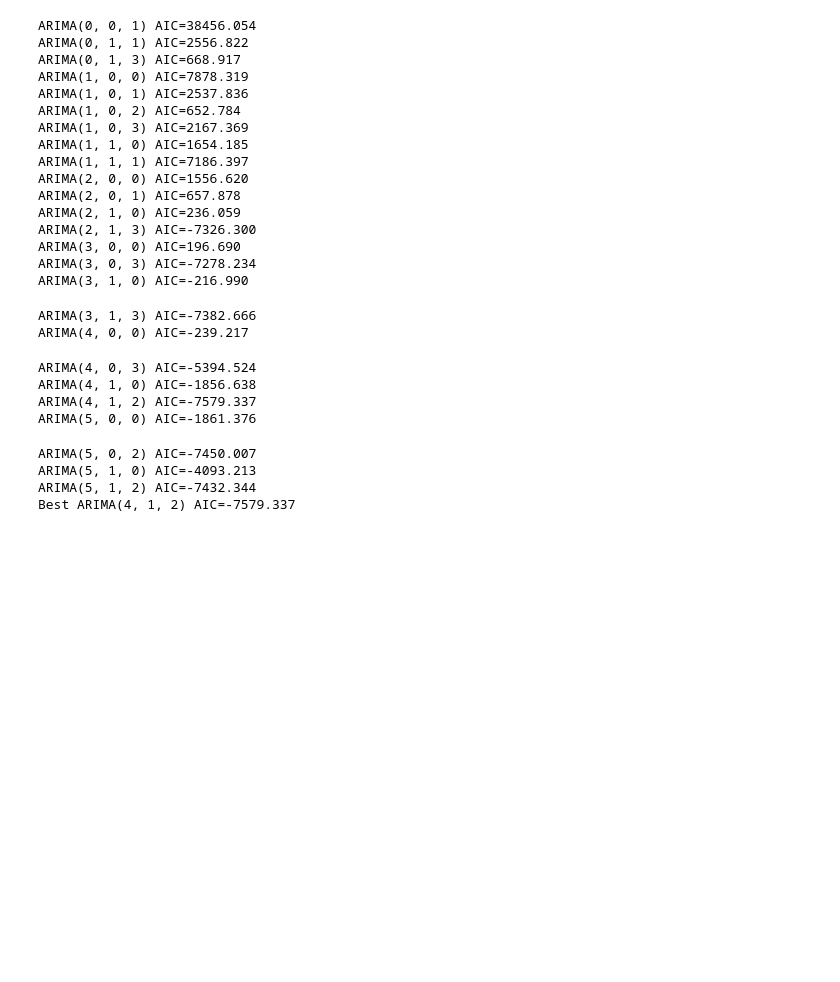
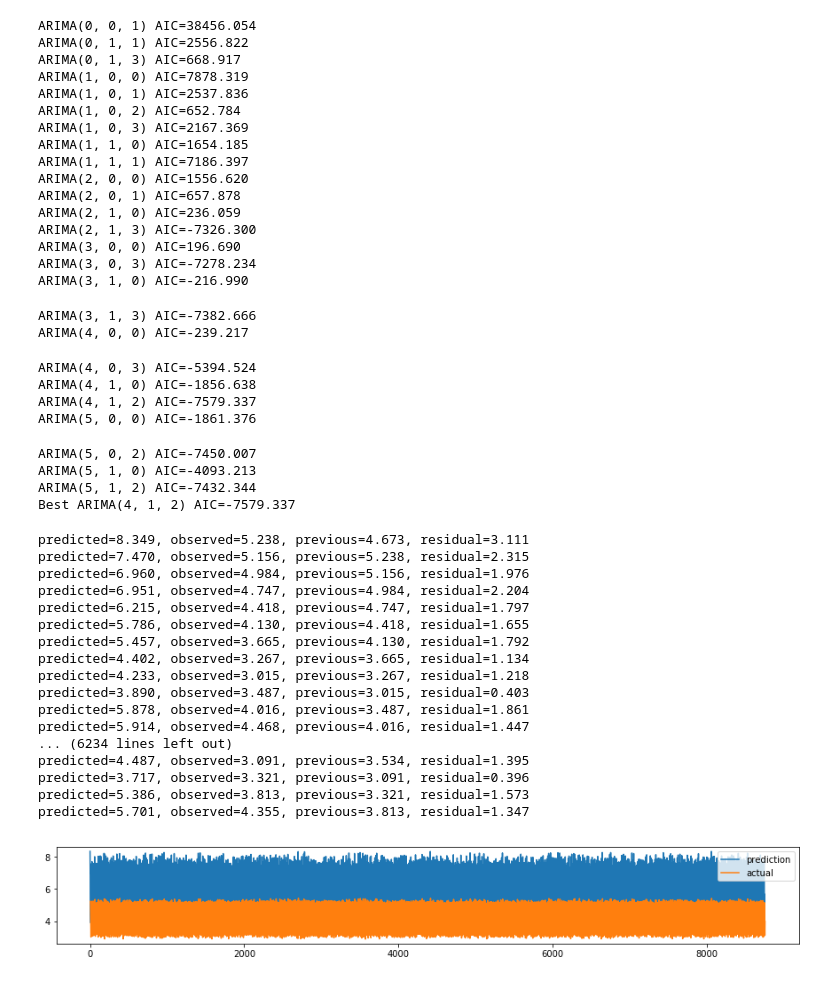
Before and after one commit to sirpandemona/CDA, a Jupyter notebook: Exercise 2/ARMA.ipynb, the cells around one changed output. Drawn from its saved outputs; the diff is of its cells as text; code cells hidden in the pictures; blank space fills up the shorter version.

```diff
--- a/Exercise 2/ARMA.ipynb
+++ b/Exercise 2/ARMA.ipynb
@@ -16,6 +17,7 @@ def parse_date(x):
     return time_stamp
 df_1 = pd.read_csv('BATADAL_dataset_training_1.csv',parse_dates=[0],date_parser=parse_date, skipinitialspace=True)
 df_2 = pd.read_csv('BATADAL_dataset_training_2.csv',parse_dates=[0],date_parser=parse_date, skipinitialspace=True)
+df_3 = pd.read_csv('BATADAL_test_dataset.csv',parse_dates=[0],date_parser=parse_date, skipinitialspace=True)
 df_1.head()
 # %% [output]
 |  | DATETIME | L_T1 | L_T2 | L_T3 | L_T4 | L_T5 | L_T6 | L_T7 | F_PU1 | S_PU1 | ... | ... |
@@ -142,3 +129,70 @@ ARIMA(5, 0, 2) AIC=-7450.007
 ARIMA(5, 1, 0) AIC=-4093.213
 ARIMA(5, 1, 2) AIC=-7432.344
 Best ARIMA(4, 1, 2) AIC=-7579.337
+# %%
+training_data = df_1['L_T3']
+testing_data = df_3['L_T3']
+
+avg = training_data.mean()
+ar_coef = model_fit.arparams
+ma_coef = model_fit.maparams
+residuals = model_fit.resid.tolist()
+# history = training_data.tolist()
+prediction = []
+
+def predict(coef, arr):
+    yhat = 0.0
+    for i in range(1, len(coef) + 1):
+        yhat += coef[i - 1] * arr[-i]
+#         print("arr[-%d]=%f" % (i, arr[-i]))
+    return yhat
+
+def prepare(predataset, history):
+    for t in range(len(predataset)):
+        history.append(predataset[t])
+    return history
+
+# Get the threshold from training data
+def train_threshold(train, history, p):
+    for i in range(p, len(train)+p):
+        yhat = predict(ar_coef, history) + predict(ma_coef, residuals) + history[-1]
+        observed = train[i]
+        history.append(observed)
+        error = abs(yhat-observed)
+        residuals.append(error)
+        prediction.append(yhat)
+        print('predicted=%.3f, observed=%.3f, previous=%.3f, residual=%.3f' % (yhat, observed, history[-2], error))
+
+    # Plot prediction vs actual
+    plt.figure(figsize=(15,2))
+    plt.plot(prediction, label='prediction')
+    plt.plot(train, label='actual')
+    plt.legend()
+    plt.show()
+
+    threshold = max(residuals)
+    return threshold
+
+p = 4
+pretrain, train = training_data[0:p], training_data[p:]
+history = prepare(pretrain.tolist(), training_data.tolist())
+threshold = train_threshold(train, history, p)
+# %% [output]
+predicted=8.349, observed=5.238, previous=4.673, residual=3.111
+predicted=7.470, observed=5.156, previous=5.238, residual=2.315
+predicted=6.960, observed=4.984, previous=5.156, residual=1.976
+predicted=6.951, observed=4.747, previous=4.984, residual=2.204
+predicted=6.215, observed=4.418, previous=4.747, residual=1.797
+predicted=5.786, observed=4.130, previous=4.418, residual=1.655
+predicted=5.457, observed=3.665, previous=4.130, residual=1.792
+predicted=4.402, observed=3.267, previous=3.665, residual=1.134
+predicted=4.233, observed=3.015, previous=3.267, residual=1.218
+predicted=3.890, observed=3.487, previous=3.015, residual=0.403
+predicted=5.878, observed=4.016, previous=3.487, residual=1.861
+predicted=5.914, observed=4.468, previous=4.016, residual=1.447
+... (6234 lines left out)
+predicted=4.487, observed=3.091, previous=3.534, residual=1.395
+predicted=3.717, observed=3.321, previous=3.091, residual=0.396
+predicted=5.386, observed=3.813, previous=3.321, residual=1.573
+predicted=5.701, observed=4.355, previous=3.813, residual=1.347
+[figure, added]
```
Also changed, not shown: parts of 3 cells of this notebook.
